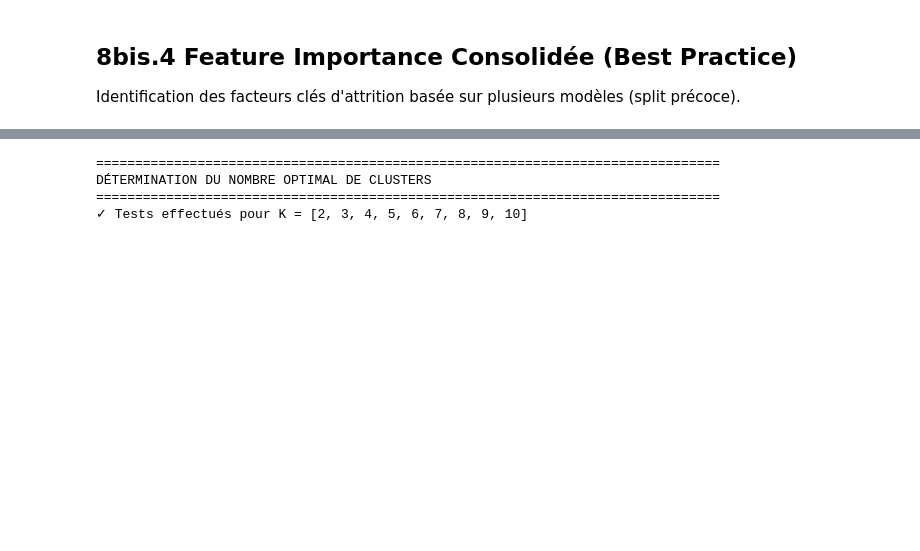
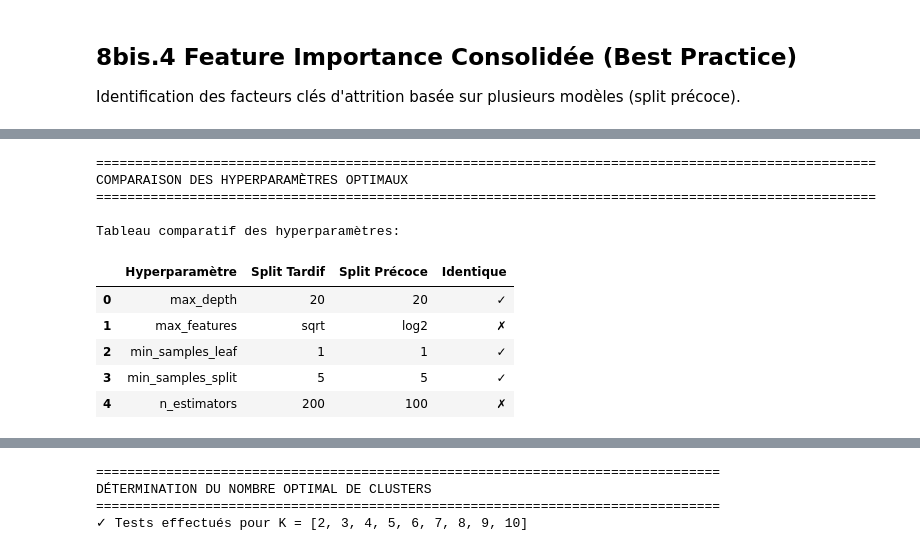
Before and after one commit to Zein-R/HumanForYou-Solution, a Jupyter notebook: Employee_Attrition_Analysis.ipynb, the cells around one changed output, grey strips where cells are left out. Saved outputs shown, nothing was run; the diff lists cells and outputs as text; code cells hidden in the pictures; blank space fills up the shorter version.

Commit message:
Table des matières updated + Documentation added

```diff
--- a/Employee_Attrition_Analysis.ipynb
+++ b/Employee_Attrition_Analysis.ipynb
@@ -4794,0 +5178,79 @@ else:
+# %%
+# Comparaison des hyperparamètres optimaux
+print("=" * 100)
+print("COMPARAISON DES HYPERPARAMÈTRES OPTIMAUX")
+print("=" * 100)
+
+# Récupérer les hyperparamètres optimaux
+params_tardif = grid_search.best_params_
+params_precoce = grid_search_bp.best_params_
+
+# Créer un DataFrame comparatif
+params_comparison = pd.DataFrame({
+    'Hyperparamètre': list(params_tardif.keys()),
+    'Split Tardif': [params_tardif[k] for k in params_tardif.keys()],
+    'Split Précoce': [params_precoce[k] for k in params_precoce.keys()],
+})
+
+# Ajouter une colonne pour indiquer les différences
+params_comparison['Identique'] = params_comparison.apply(
+    lambda row: '✓' if row['Split Tardif'] == row['Split Précoce'] else '✗',
+    axis=1
+)
+
+print("\nTableau comparatif des hyperparamètres:")
+display(params_comparison)
+
+# Comptage des différences
+nb_identiques = sum(params_comparison['Identique'] == '✓')
+nb_differences = sum(params_comparison['Identique'] == '✗')
+
+print("\n" + "=" * 100)
+print("ANALYSE DES HYPERPARAMÈTRES")
+print("=" * 100)
+print(f"\nHyperparamètres identiques: {nb_identiques}/{len(params_comparison)}")
+print(f"Hyperparamètres différents: {nb_differences}/{len(params_comparison)}")
+
+if nb_differences > 0:
+    print("\n📊 Différences détectées:")
+    for idx, row in params_comparison[params_comparison['Identique'] == '✗'].iterrows():
+        print(f"   • {row['Hyperparamètre']}: {row['Split Tardif']} (Tardif) vs {row['Split Précoce']} (Précoce)")
+
+    print("\n💡 Interprétation:")
+    print("   Les hyperparamètres optimaux diffèrent entre les deux approches.")
+    print("   Cela peut indiquer que:")
+    print("   1. Les distributions des données d'entraînement sont légèrement différentes")
+    print("   2. Le data leakage a influencé la recherche d'hyperparamètres (si split tardif)")
+    print("   3. L'espace de recherche des hyperparamètres a conduit à des optimums locaux différents")
+else:
+    print("\n✅ Les deux approches ont convergé vers les mêmes hyperparamètres optimaux!")
+    print("   Cela suggère que la structure des données est similaire dans les deux cas.")
+
+# Affichage des scores de validation croisée
+print("\n" + "=" * 100)
+print("SCORES DE VALIDATION CROISÉE (F1)")
+print("=" * 100)
+print(f"\nSplit Tardif:   {grid_search.best_score_:.4f}")
+print(f"Split Précoce:  {grid_search_bp.best_score_:.4f}")
+print(f"Différence:     {(grid_search.best_score_ - grid_search_bp.best_score_):+.4f}")
+
+if grid_search.best_score_ > grid_search_bp.best_score_:
+    diff_pct = ((grid_search.best_score_ - grid_search_bp.best_score_) / grid_search_bp.best_score_) * 100
+    print(f"\n⚠️ Le split tardif a un meilleur score CV ({diff_pct:+.2f}%)")
+    print("   Cela peut être dû au data leakage pendant la validation croisée.")
+else:
+    diff_pct = ((grid_search_bp.best_score_ - grid_search.best_score_) / grid_search.best_score_) * 100
+    print(f"\n✅ Le split précoce a un meilleur score CV ({diff_pct:+.2f}%)")
+    print("   Cela confirme la qualité de l'approche best practice.")
+# %% [output]
+====================================================================================================
+COMPARAISON DES HYPERPARAMÈTRES OPTIMAUX
+====================================================================================================
+
+Tableau comparatif des hyperparamètres:
+|  | Hyperparamètre | Split Tardif | Split Précoce | Identique |
+| 0 | max_depth | 20 | 20 | ✓ |
+| 1 | max_features | sqrt | log2 | ✗ |
+| 2 | min_samples_leaf | 1 | 1 | ✓ |
+| 3 | min_samples_split | 5 | 5 | ✓ |
+| 4 | n_estimators | 200 | 100 | ✗ |
```
Also changed, not shown: parts of 26 cells of this notebook, 1 other file.
